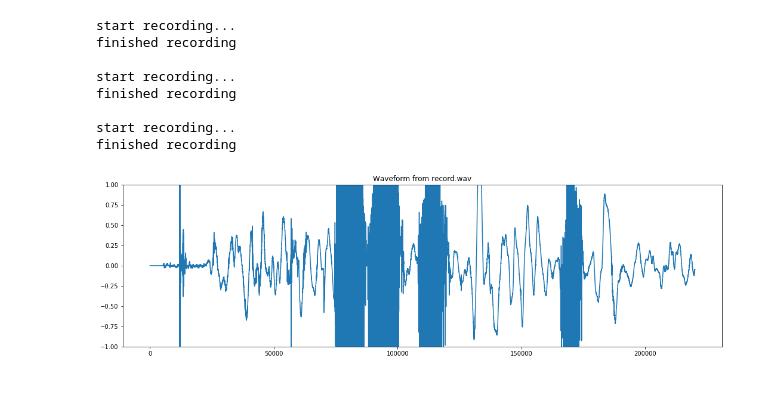
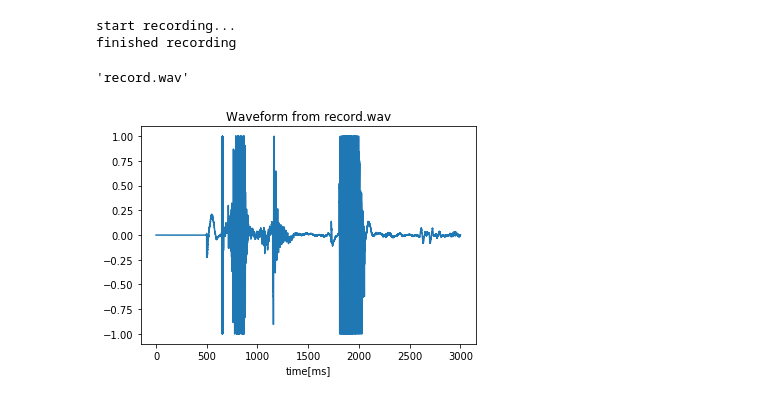
Before and after one commit to rem-s/Duck, a Jupyter notebook: record_py.ipynb, the cells around one changed output. Saved outputs shown, nothing was run; the diff lists cells and outputs as text; code cells hidden in the pictures.

```diff
--- a/record_py.ipynb
+++ b/record_py.ipynb
@@ -84,43 +81,27 @@ class Recorder:
-# %%
-#Recording test...
-n = 50
-wavlist = []
-for i in range(n):
-    wavlist.append("record"+str(i)+".wav")
-
-#print(wavlist)
-record = Recorder()
-#record.set_config()
-record.record(wavlist[:3])
-#record.show_deviceinfo()
-
-#waveFile.writeframes(b"".join(frames))
-
-#x = np.frombuffer(data, dtype="int16") / float(2**15)#32768.0
-#plt.figure(figsize=(15,3))
-#plt.plot(x)
-#plt.show()
-# %% [output]
-start recording...
-finished recording
-
-start recording...
-finished recording
-
-start recording...
-finished recording
+# %%
+# recording test
+n = 3
+#wavlist = ["record"+str(i)+".wav" for i in range(n)]
+
+record = Recorder()
+#record.show_deviceinfo()
+record.record()
+# %% [output]
+start recording...
+finished recording
+'record.wav'
 # %%
-spf = wave.open("record0.wav", "rb")
+spf = wave.open("./record.wav", "rb")
+fs = spf.getframerate()
+# extract raw data from wavfile
+signal = spf.readframes(-1) # read all data
+signal = np.frombuffer(signal, dtype="int16") / float(2**15) # normalize
+time = np.linspace(0, len(signal)/fs, num=len(signal))
 
-# Extract Raw Audio from Wav File
-signal = spf.readframes(-1) #wave_fileから全データを読みこむ
-signal = np.frombuffer(signal, dtype="int16") / float(2**15) #ndarrayに変換
-
-plt.figure(figsize=(18,5))
 plt.title("Waveform from record.wav")
-plt.ylim(-1, 1)
-plt.plot(signal)
+plt.xlabel("time[ms]")
+plt.plot(1000*time, signal)
 plt.show()
 # %% [output]
-[figure, old version]
+[figure, new version]
 # %%
```
Also changed, not shown: parts of 22 cells of this notebook, 1 other file.
